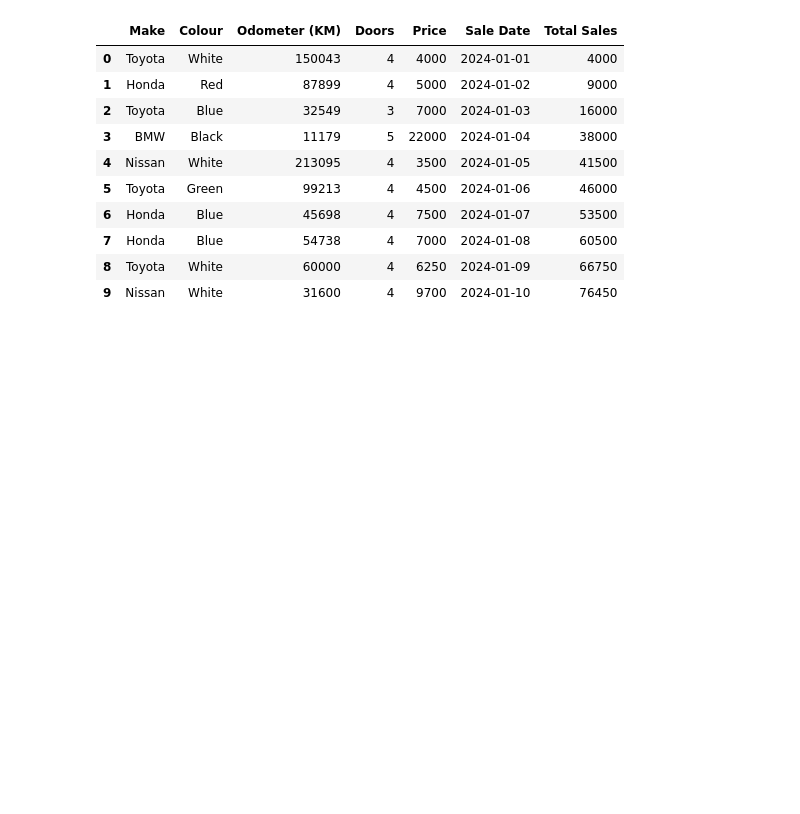
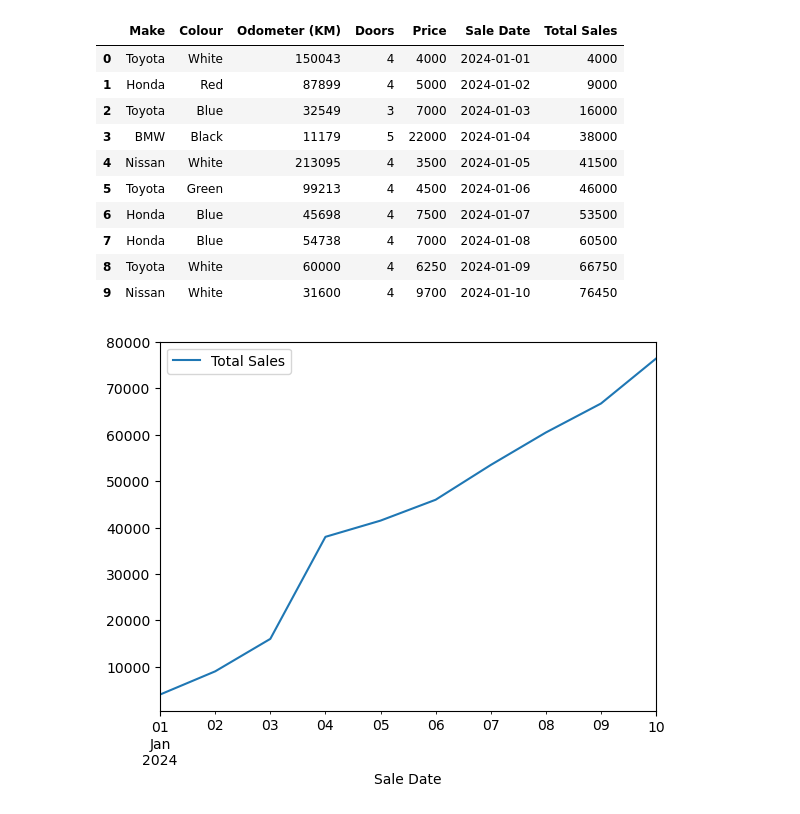
Before and after one commit to abdelaziz-lounes/simple_project, a Jupyter notebook: introduction to matplotLib.ipynb, the cells around one changed output. Drawn from its saved outputs; the diff is of its cells as text; code cells hidden in the pictures; blank space fills up the shorter version.

```diff
--- a/introduction to matplotLib.ipynb
+++ b/introduction to matplotLib.ipynb
@@ -419,4 +419,6 @@ car_sales
 | 8 | Toyota | White | 60000 | 4 | 6250 | 2024-01-09 | 66750 |
 | 9 | Nissan | White | 31600 | 4 | 9700 | 2024-01-10 | 76450 |
 # %%
-car_sales.plot(x="Sale Date", y='Total Sales"
+car_sales.plot(x="Sale Date", y='Total Sales');
+# %% [output]
+[figure, added]
```
Also changed, not shown: parts of 14 cells of this notebook.
